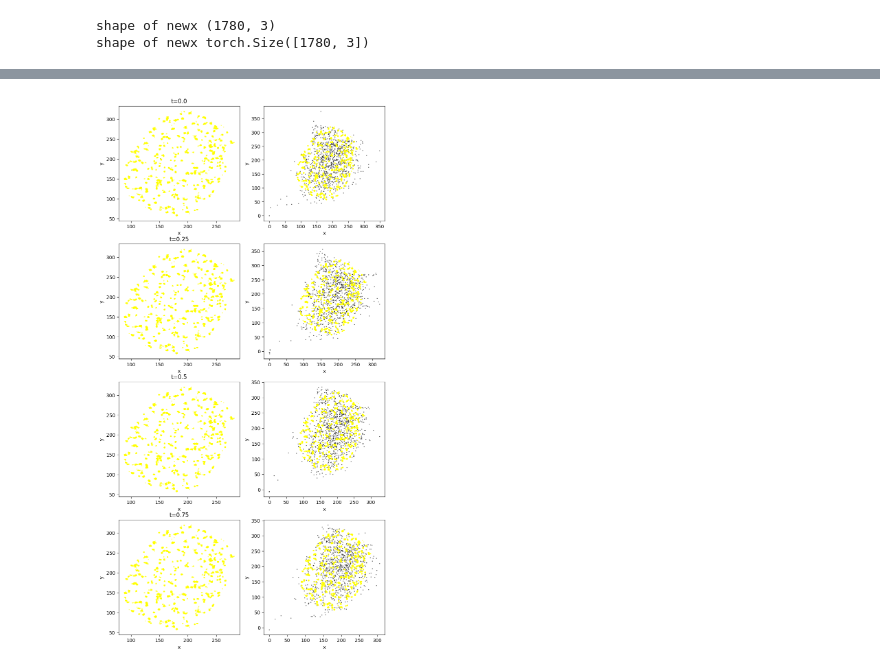
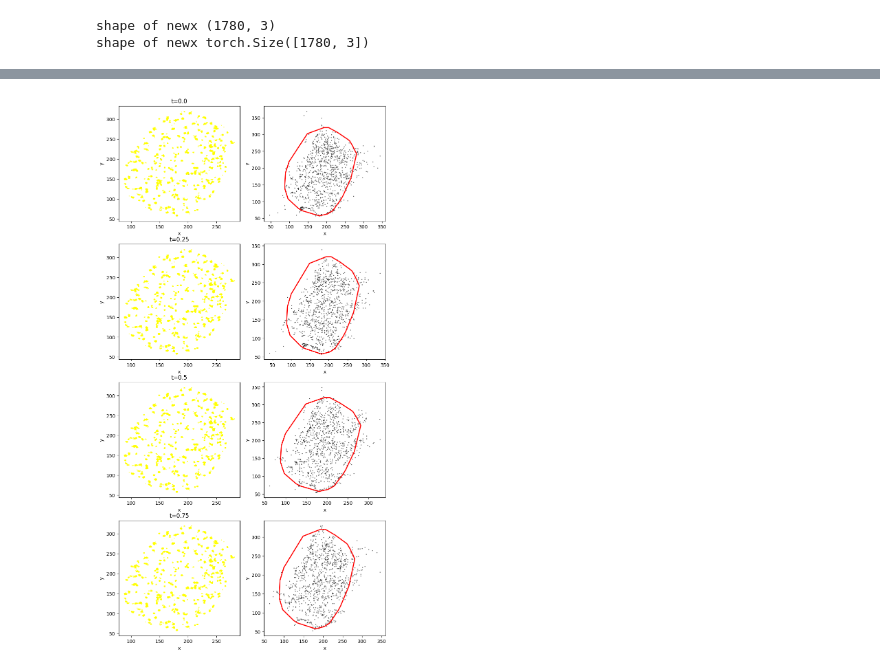
Before and after one commit to mkrishnapraneet/2D-Temporal-normalizing-flows, a Jupyter notebook: TNFwithRealNVP/test.ipynb, the cells around one changed output, grey strips where cells are left out. Cells and saved outputs as stored; diff of their text form; code cells hidden in the pictures.

```diff
--- a/TNFwithRealNVP/test.ipynb
+++ b/TNFwithRealNVP/test.ipynb
@@ -109,7 +109,7 @@ argparser = ArgumentParser()
 argparser.add_argument("--n", default=512, type=int)
 argparser.add_argument("--flows", default=1, type=int)
 argparser.add_argument("--flow", default="RealNVP", type=str)
-argparser.add_argument("--iterations", default=5000, type=int)
+argparser.add_argument("--iterations", default=10000, type=int)
 argparser.add_argument("--use-mixture", action="store_true")
 argparser.add_argument("--convolve", action="store_true")
 argparser.add_argument("--actnorm", action="store_true")
@@ -209,14 +212,16 @@ x = newx
 shape of newx (1780, 3)
 shape of newx torch.Size([1780, 3])
 # %%
-isInisde = np.zeros((x.shape[0],1))
-print('shape of isInisde', isInisde.shape)
+L2term = np.zeros((x.shape[0],1))
+print('shape of L2term', L2term.shape)
 
 cell_polygon = Polygon(cell_coords)
 for i in range(x.shape[0]):
     point = Point(x[i,0].item(), x[i,1].item())
-    isInisde[i] = cell_polygon.contains(point)
+    # L2term[i] = cell_polygon.contains(point)
+    L2term[i] = cell_polygon.distance(point)
 
 # convert to tensor
-isInisde = torch.Tensor(isInisde)
+L2term = torch.Tensor(L2term)
+# print(L2term)
 # %% [output]
@@ -228,13 +233,18 @@ for i in range(args.iterations):
     optimizer.zero_grad()
     z, prior_logprob, log_det, px = model(x)
     logprob = prior_logprob + log_det
-    # temp = logprob - 1e7*(1-isInisde)
-    temp = logprob
-    loss = -torch.mean(temp)
+    loss = -torch.mean(logprob)
+    # loss += torch.mean(L2term**2)
     loss.backward()
     optimizer.step()
     Loss[i] = loss.detach().numpy()
     writer.add_scalar('Loss', loss.item(), i)
+    if i % 100 == 0:
+        print("Loss at iteration", i, ":", loss.item())
+        # print("L2 term at iteration", i, ":", torch.mean(L2term**2).item())
+        print("Prior logprob at iteration", i, ":", torch.mean(prior_logprob).item())
+        print("Log det at iteration", i, ":", torch.mean(log_det).item())
+        print()
 writer.close()
 np.save('2Dloss_Ex1.npy',Loss)
 # %% [output]
@@ -296,6 +288,9 @@ DEBUG:matplotlib.font_manager:findfont: Matching sans\-serif:style=normal:varian
 # %%
 position_x = np.reshape(x[:,0].detach().numpy(), (cutoff, numchosen), order='C')
 position_y = np.reshape(x[:,1].detach().numpy(), (cutoff, numchosen), order='C')
+
+# close the polygon
+cell_coords_closed = np.append(cell_coords, [cell_coords[0]], axis=0)
 
 # Resampling
 plt.figure(figsize=(10,20))
@@ -333,35 +328,39 @@ plt.title("t=0.75")
 
 plt.subplot(4, 2, 2)
 samples = model.sample(1000, t=0).data
-plt.plot(coords[:,0], coords[:,1], 'o', color='yellow', markersize=1, alpha=0.5)
+# plt.plot(coords[:,0], coords[:,1], 'o', color='yellow', markersize=1, alpha=0.5)
+plt.plot(cell_coords_closed[:,0], cell_coords_closed[:,1], color='red', linestyle='-', linewidth=2)
 plot_data(samples, color="black", alpha=0.5)
 # plt.xlim((0,400))
 # plt.ylim((0,400))
 # plt.title("t=0.0")
 
 plt.subplot(4, 2, 4)
 samples = model.sample(1000, t=0.25).data
-plt.plot(coords[:,0], coords[:,1], 'o', color='yellow', markersize=1, alpha=0.5)
+# plt.plot(coords[:,0], coords[:,1], 'o', color='yellow', markersize=1, alpha=0.5)
+plt.plot(cell_coords_closed[:,0], cell_coords_closed[:,1], color='red', linestyle='-', linewidth=2)
 plot_data(samples, color="black", alpha=0.5)
 # plt.xlim((0,400))
 # plt.ylim((0,400))
 # plt.title("t=0.25")
 
 plt.subplot(4, 2, 6)
 samples = model.sample(1000, t=0.5).data
-plt.plot(coords[:,0], coords[:,1], 'o', color='yellow', markersize=1, alpha=0.5)
+# plt.plot(coords[:,0], coords[:,1], 'o', color='yellow', markersize=1, alpha=0.5)
+plt.plot(cell_coords_closed[:,0], cell_coords_closed[:,1], color='red', linestyle='-', linewidth=2)
 plot_data(samples, color="black", alpha=0.5)
 # plt.xlim((0,400))
 # plt.ylim((0,400))
 # plt.title("t=0.5")
 
 plt.subplot(4, 2, 8)
 samples = model.sample(1000, t=0.75).data
-plt.plot(coords[:,0], coords[:,1], 'o', color='yellow', markersize=1, alpha=0.5)
+# plt.plot(coords[:,0], coords[:,1], 'o', color='yellow', markersize=1, alpha=0.5)
+plt.plot(cell_coords_closed[:,0], cell_coords_closed[:,1], color='red', linestyle='-', linewidth=2)
 plot_data(samples, color="black", alpha=0.5)
 # plt.xlim((0,400))
 # plt.ylim((0,400))
 # plt.title("t=0.75")
 plt.show()
 # %% [output]
-[figure, old version]
+[figure, new version]
```
Also changed, not shown: parts of 6 cells of this notebook, 15 other files.
